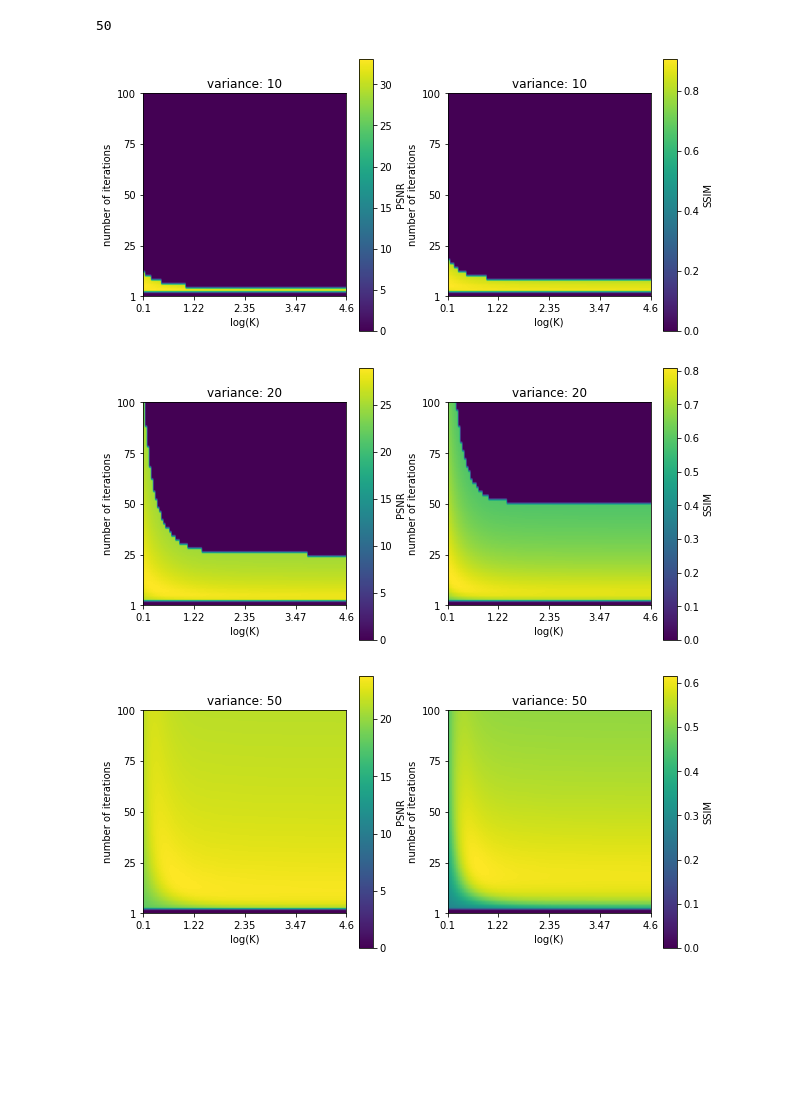
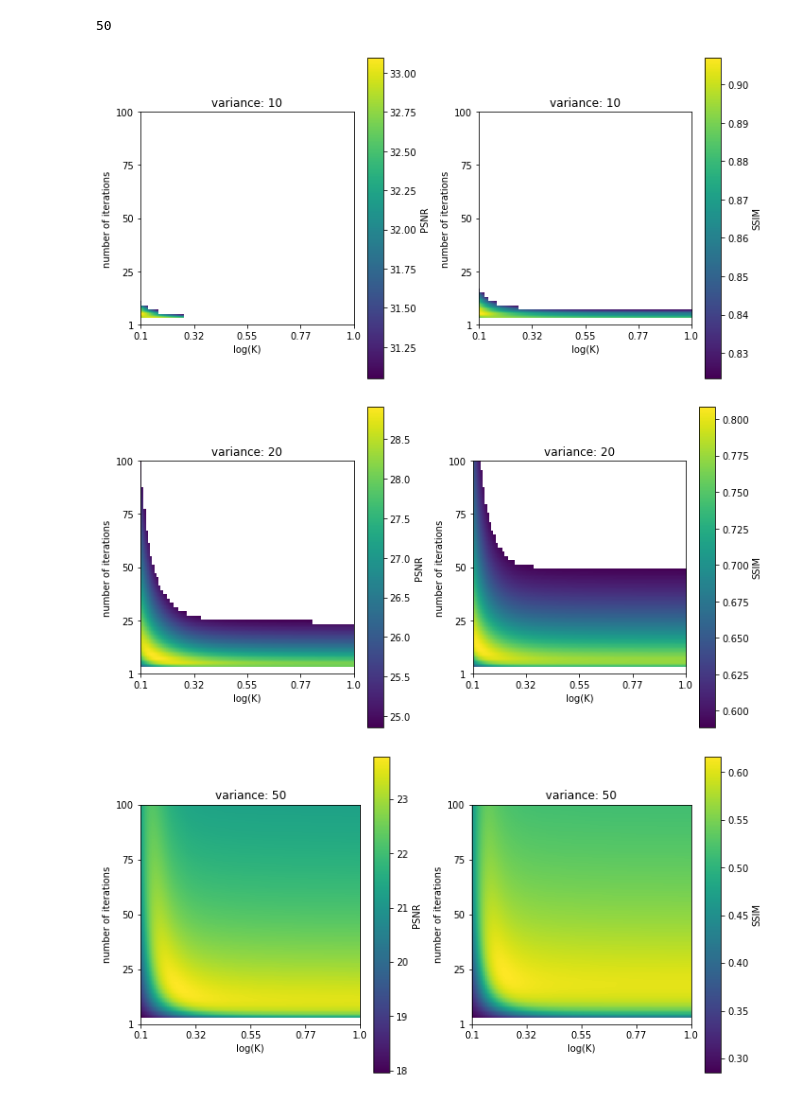
Before and after one commit to erjel/ortega_master_thesis, a Jupyter notebook: 23_jan/no_ml/optimal_values.ipynb, the cells around one changed output. Cells and saved outputs as stored; diff of their text form; code cells hidden in the pictures; blank space fills up the shorter version.

Commit message:
numerical search

```diff
--- a/23_jan/no_ml/optimal_values.ipynb
+++ b/23_jan/no_ml/optimal_values.ipynb
@@ -52,4 +54,4 @@ To enable them in other operations, rebuild TensorFlow with the appropriate comp
 # %% [markdown]
 # Data augmentation
 # %%
-gen_batch_train,gen_batch_val = get_generators(typ,var1_d=30,var1_u=60,CROP1=CROP,BATCH_SIZE=150)
+gen_batch_train,gen_batch_val = get_generators(typ,var1_d=30,var1_u=60,CROP1=CROP,BATCH_SIZE=5)
@@ -109,50 +117,60 @@ for noise in [10,20,50]:
 20
 50
 # %%
-search_psnr = np.array(search_psnr)
-search_psnr0 = np.array(search_psnr0)
-search_ssim = np.array(search_ssim)
-search_ssim0 = np.array(search_ssim0)
+#search_psnr = np.array(search_psnr)
+#search_psnr0 = np.array(search_psnr0)
+#search_ssim = np.array(search_ssim)
+#search_ssim0 = np.array(search_ssim0)
 
 #np.save('./psnr_optimal.npy',search_psnr)
 #np.save('./psnr_optimal0.npy',search_psnr0)
 #np.save('./ssim_optimal.npy',search_ssim)
 #np.save('./ssim_optimal0.npy',search_ssim0)
+
+search_psnr = np.load('./psnr_optimal.npy')
+search_psnr0 = np.load('./psnr_optimal0.npy')
+search_ssim = np.load('./ssim_optimal.npy')
+search_ssim0 = np.load('./ssim_optimal0.npy')
 # %%
 var = [10,20,50]
 
 for i in range(len(var)):
     plt.figure(figsize=(10,5))
     plt.subplot(121)
     plt.title(f'variance: {var[i]}')
     plt.ylabel('number of iterations')
     plt.xlabel('log(K)')
-    labels = np.linspace(0.1,np.log(100),5)
+    labels = np.linspace(0.1,1,5)
     labels = np.asarray(100*labels,dtype='int')/100
     plt.xticks(np.linspace(0,10,5),labels)
     labels = np.linspace(1,100,5)
     labels = np.asarray(labels,dtype='int')
     plt.yticks(np.linspace(0,10,5),labels)
-    im = np.array(search_psnr[i])/np.array(search_psnr0[i])>1
-    im = np.multiply(im,search_psnr[i])
+    #im = np.array(search_psnr[i])/np.array(search_psnr0[i])>1
+    #im = np.multiply(im,search_psnr[i])
+    im = np.array(search_psnr[i])
+    im[np.array(search_psnr[i])/np.array(search_psnr0[i])<=1] = np.nan
     plt.imshow(im,extent=[0,10,0,10],interpolation=None)
     plt.colorbar(label='PSNR')
     plt.subplot(122)
     plt.title(f'variance: {var[i]}')
     plt.ylabel('number of iterations')
     plt.xlabel('log(K)')
-    labels = np.linspace(0.1,np.log(100),5)
+    labels = np.linspace(0.1,1,5)
     labels = np.asarray(100*labels,dtype='int')/100
     plt.xticks(np.linspace(0,10,5),labels)
     labels = np.linspace(1,100,5)
     labels = np.asarray(labels,dtype='int')
     plt.yticks(np.linspace(0,10,5),labels)
-    im = np.array(search_ssim[i])/np.array(search_ssim0[i])>1
-    im = np.multiply(im,search_ssim[i])
+    #im = np.array(search_ssim[i])/np.array(search_ssim0[i])>1
+    #im = np.multiply(im,search_ssim[i])
+    im = np.array(search_ssim[i])
+    im[np.array(search_ssim[i])/np.array(search_ssim0[i])<=1] = np.nan
     plt.imshow(im,extent=[0,10,0,10],interpolation=None)
     plt.colorbar(label='SSIM')
+    plt.tight_layout()
     plt.show()
 # %% [output]
-[figure, old version]
+[figure, new version]
-[figure, old version]
+[figure, new version]
-[figure, old version]
+[figure, new version]
```
Also changed, not shown: parts of 6 cells of this notebook, 4 other files.
